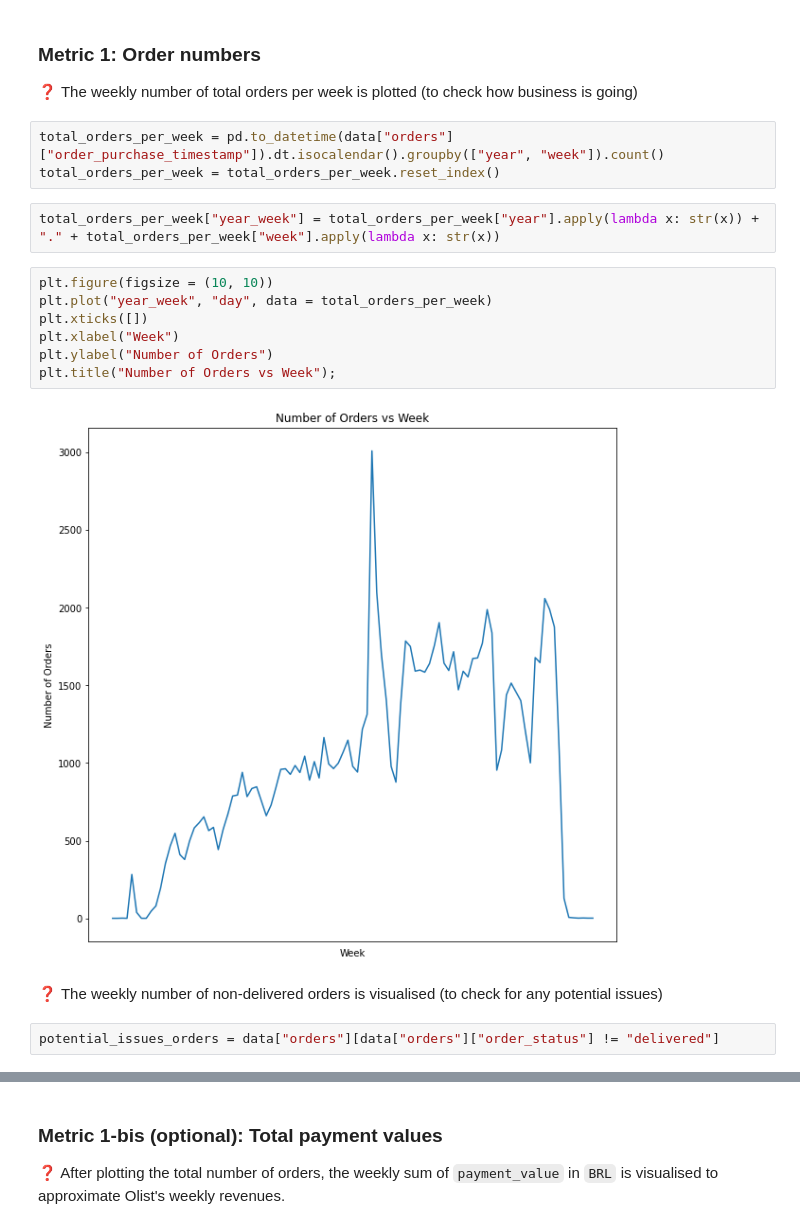
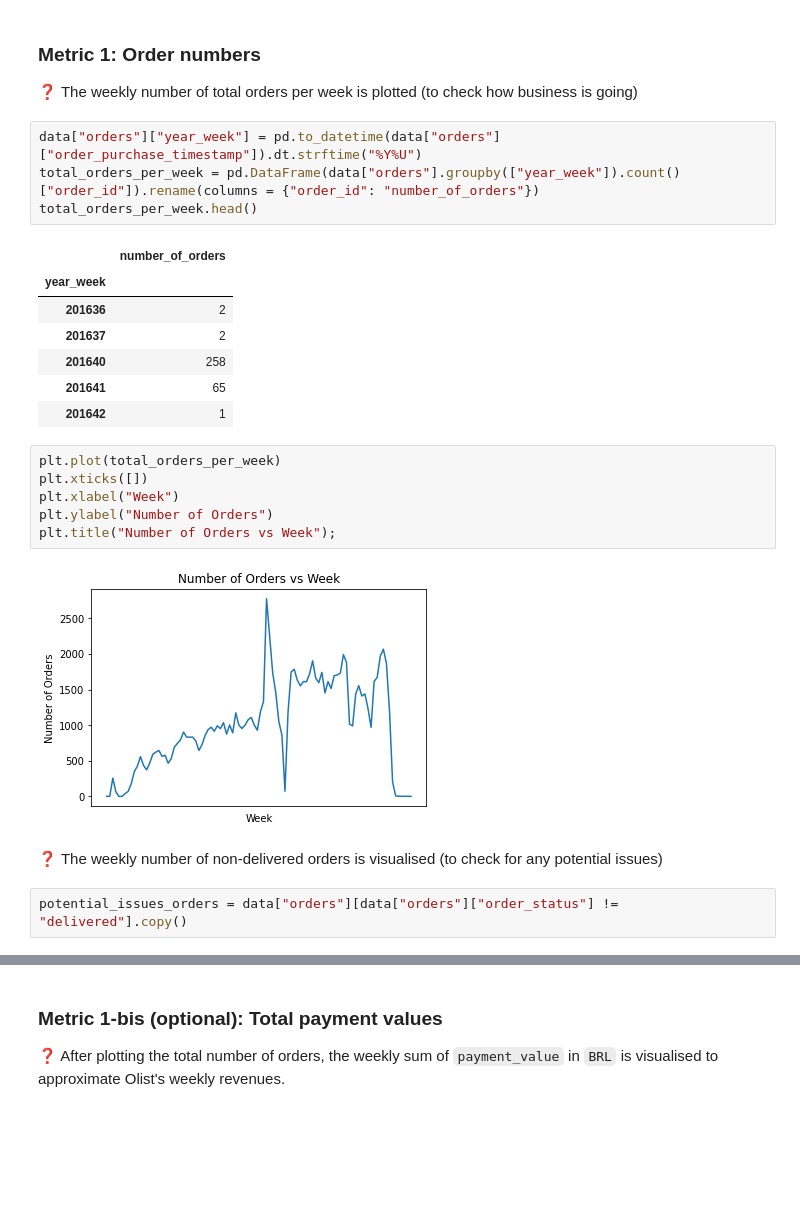
Before and after one commit to chongxe1991/olist_data_analysis, a Jupyter notebook: metric_design.ipynb, the cells around one changed output, grey strips where cells are left out. Cells and saved outputs as stored; diff of their text form; blank space fills up the shorter version.

```diff
--- a/metric_design.ipynb
+++ b/metric_design.ipynb
@@ -93,21 +93,27 @@ For each metric, a trend line is plotted over time.
 ### Metric 1: Order numbers
 
 ❓ The weekly number of total orders per week is plotted (to check how business is going)
-# %%
-total_orders_per_week = pd.to_datetime(data["orders"]["order_purchase_timestamp"]).dt.isocalendar().groupby(["year", "week"]).count()
-total_orders_per_week = total_orders_per_week.reset_index()
-# %%
-total_orders_per_week["year_week"] = total_orders_per_week["year"].apply(lambda x: str(x)) + "." + total_orders_per_week["week"].apply(lambda x: str(x))
+# %%
+data["orders"]["year_week"] = pd.to_datetime(data["orders"]["order_purchase_timestamp"]).dt.strftime("%Y%U")
+total_orders_per_week = pd.DataFrame(data["orders"].groupby(["year_week"]).count()["order_id"]).rename(columns = {"order_id": "number_of_orders"})
+total_orders_per_week.head()
+# %% [output]
+|  | number_of_orders |
+| year_week |  |
+| 201636 | 2 |
+| 201637 | 2 |
+| 201640 | 258 |
+| 201641 | 65 |
+| 201642 | 1 |
 # %%
-plt.figure(figsize = (10, 10))
-plt.plot("year_week", "day", data = total_orders_per_week)
+plt.plot(total_orders_per_week)
 plt.xticks([])
 plt.xlabel("Week")
 plt.ylabel("Number of Orders")
 plt.title("Number of Orders vs Week");
 # %% [output]
-[figure, old version]
+[figure, new version]
 # %% [markdown]
 ❓ The weekly number of non-delivered orders is visualised (to check for any potential issues)
 # %%
-potential_issues_orders = data["orders"][data["orders"]["order_status"] != "delivered"]
+potential_issues_orders = data["orders"][data["orders"]["order_status"] != "delivered"].copy()
```
Also changed, not shown: parts of 72 cells of this notebook.
